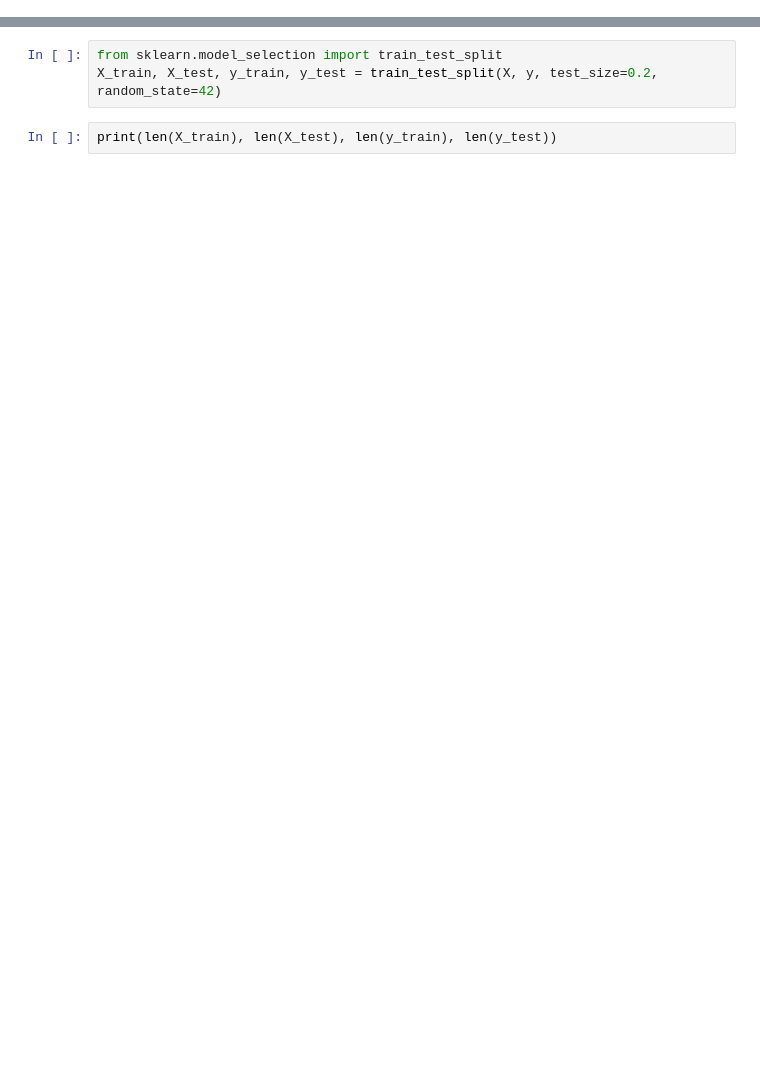
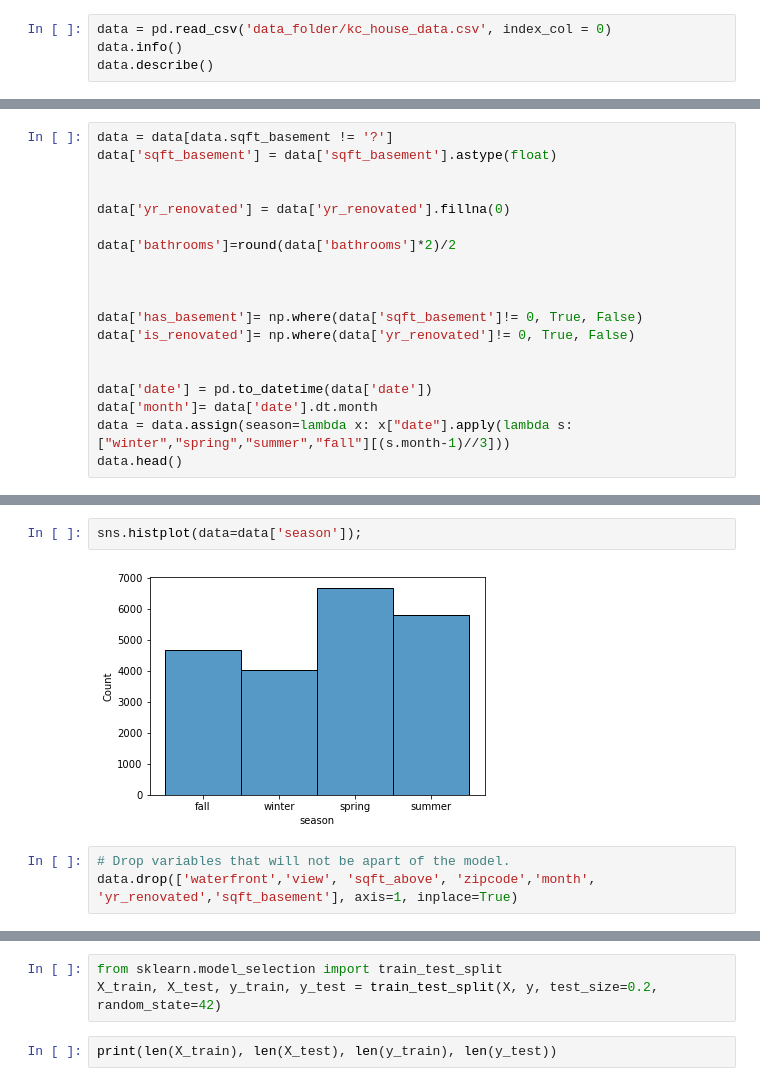
Before and after one commit to lblaka/real-estate-project, a Jupyter notebook: lorela_working_notebook.ipynb, the cells around one changed output, grey strips where cells are left out. Drawn from its saved outputs; the diff is of its cells as text; blank space fills up the shorter version.

Commit message:
includes testing and iterations of model

```diff
--- a/lorela_working_notebook.ipynb
+++ b/lorela_working_notebook.ipynb
@@ -208,0 +37,4 @@ X = data.drop(['price'], axis=1)
+# %%
+data = pd.read_csv('data_folder/kc_house_data.csv', index_col = 0)
+data.info()
+data.describe()
@@ -208,0 +68,19 @@ X = data.drop(['price'], axis=1)
+# %%
+data = data[data.sqft_basement != '?']
+data['sqft_basement'] = data['sqft_basement'].astype(float)
+
+
+data['yr_renovated'] = data['yr_renovated'].fillna(0)
+
+data['bathrooms']=round(data['bathrooms']*2)/2
+
+
+
+data['has_basement']= np.where(data['sqft_basement']!= 0, True, False)
+data['is_renovated']= np.where(data['yr_renovated']!= 0, True, False)
+
+
+data['date'] = pd.to_datetime(data['date'])
+data['month']= data['date'].dt.month
+data = data.assign(season=lambda x: x["date"].apply(lambda s: ["winter","spring","summer","fall"][(s.month-1)//3]))
+data.head()
@@ -208,0 +96,7 @@ X = data.drop(['price'], axis=1)
+# %%
+sns.histplot(data=data['season']);
+# %% [output]
+[figure, added]
+# %%
+# Drop variables that will not be apart of the model.
+data.drop(['waterfront','view', 'sqft_above', 'zipcode','month', 'yr_renovated','sqft_basement'], axis=1, inplace=True)
```
Also changed, not shown: parts of 76 cells of this notebook.
